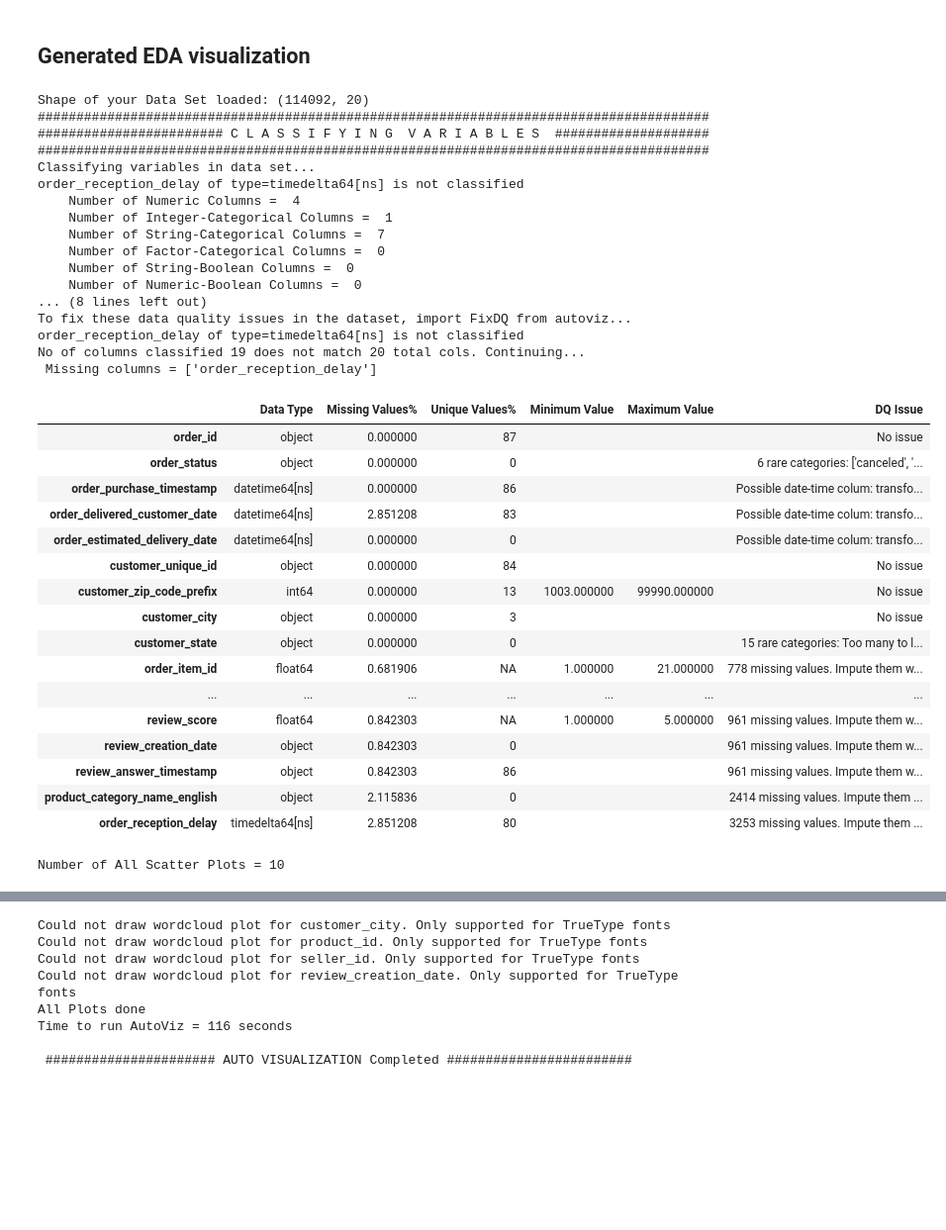
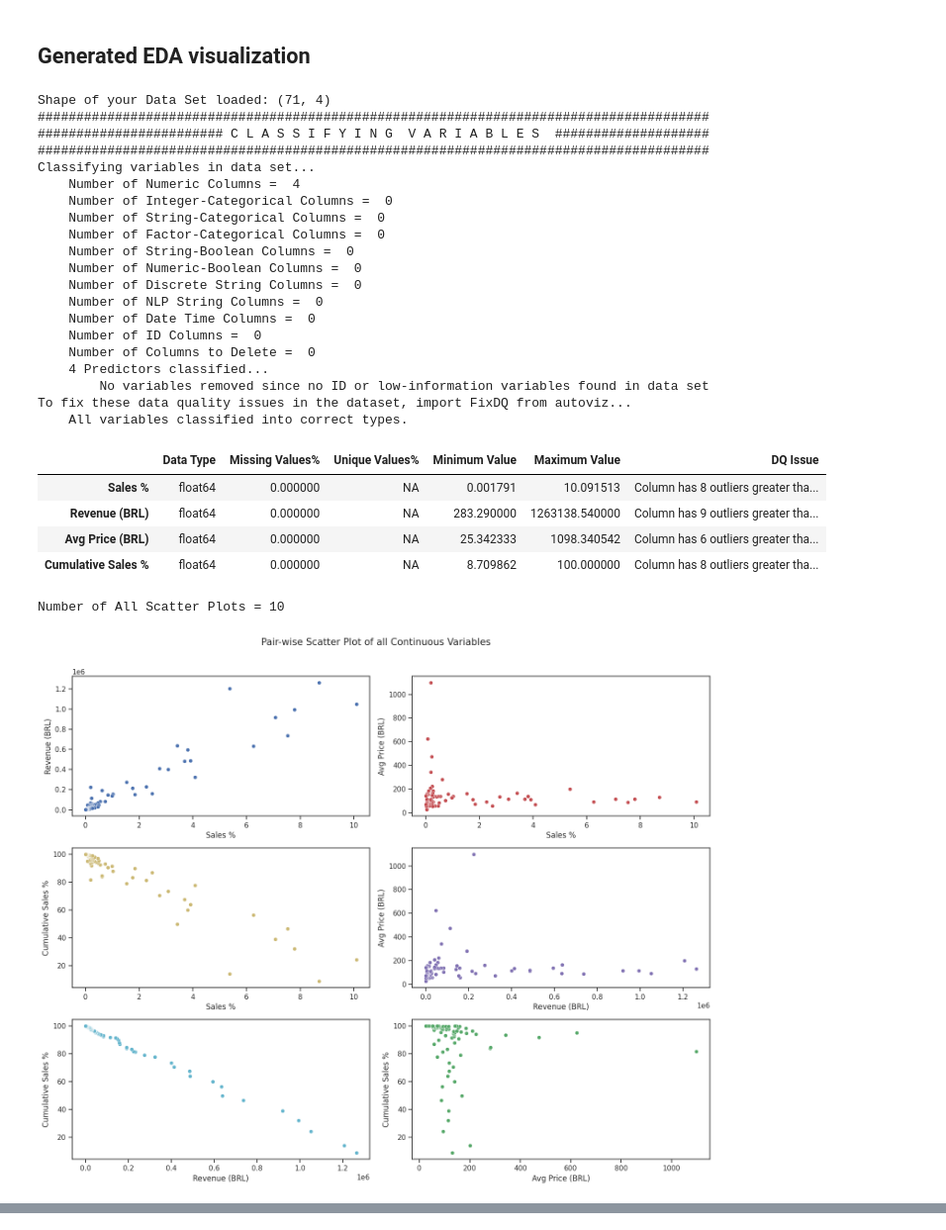
Before and after one commit to Romaric1209/Olist, a Jupyter notebook: Exploratory_Data_Analysis.ipynb, the cells around one changed output, grey strips where cells are left out. Shown at 99% size. Cells and saved outputs as stored; diff of their text form; code cells hidden in the pictures; blank space fills up the shorter version.

```diff
--- a/Exploratory_Data_Analysis.ipynb
+++ b/Exploratory_Data_Analysis.ipynb
@@ -212,23 +218,23 @@ revenue = revenue_by_category[top_categories]
 # Add average price
 avg_price = data.groupby('product_category_name_english')['price'].mean()
 
-heatmap_df = pd.DataFrame({
+cat_heatmap_df = pd.DataFrame({
     'Sales %': sales_pct,
     'Revenue (BRL)': revenue,
     'Avg Price (BRL)': avg_price[top_categories]
 })
 # %%
 # Sort the heatmap by revenue
-heatmap_df = heatmap_df.sort_values(by='Revenue (BRL)', ascending=False)
+cat_heatmap_df = cat_heatmap_df.sort_values(by='Revenue (BRL)', ascending=False)
 
 # Add cumulative Sales %
-heatmap_df['Cumulative Sales %'] = heatmap_df['Sales %'].cumsum()
+cat_heatmap_df['Cumulative Sales %'] = cat_heatmap_df['Sales %'].cumsum()
 
 #Find the index (row) where cumulative sales exceed 95%
-cutoff_index = heatmap_df['Cumulative Sales %'].searchsorted(95)
+cutoff_index = cat_heatmap_df['Cumulative Sales %'].searchsorted(95)
 
 # We normalize so that all metrics are comparable on the same color scale for the heatmap(only!!)
-normalized_df = (heatmap_df - heatmap_df.min()) / (heatmap_df.max() - heatmap_df.min())
+cat_normalized_df = (cat_heatmap_df - cat_heatmap_df.min()) / (cat_heatmap_df.max() - cat_heatmap_df.min())
 # %%
 plt.figure(figsize=(18, 20))
 sns.heatmap(
@@ -360,40 +364,32 @@ Market Focus: States with higher customer percentages might be key markets.
 # %%
 AV = AutoViz_Class()
 # %%
-report = AV.AutoViz(data)
+report = AV.AutoViz(cat_heatmap_df)
 # %% [output]
-Shape of your Data Set loaded: (114092, 20)
+Shape of your Data Set loaded: (71, 4)
 #######################################################################################
 ######################## C L A S S I F Y I N G  V A R I A B L E S  ####################
 #######################################################################################
 Classifying variables in data set...
-order_reception_delay of type=timedelta64[ns] is not classified
     Number of Numeric Columns =  4
-    Number of Integer-Categorical Columns =  1
-    Number of String-Categorical Columns =  7
+    Number of Integer-Categorical Columns =  0
+    Number of String-Categorical Columns =  0
     Number of Factor-Categorical Columns =  0
     Number of String-Boolean Columns =  0
     Number of Numeric-Boolean Columns =  0
-... (8 lines left out)
+    Number of Discrete String Columns =  0
+    Number of NLP String Columns =  0
+    Number of Date Time Columns =  0
+    Number of ID Columns =  0
+    Number of Columns to Delete =  0
+    4 Predictors classified...
+        No variables removed since no ID or low-information variables found in data set
 To fix these data quality issues in the dataset, import FixDQ from autoviz...
-order_reception_delay of type=timedelta64[ns] is not classified
-No of columns classified 19 does not match 20 total cols. Continuing...
- Missing columns = ['order_reception_delay']
+    All variables classified into correct types.
 |  | Data Type | Missing Values% | Unique Values% | Minimum Value | Maximum Value | DQ Issue |
-| order_id | object | 0.000000 | 87 |  |  | No issue |
-| order_status | object | 0.000000 | 0 |  |  | 6 rare categories: ['canceled', '... |
-| order_purchase_timestamp | datetime64[ns] | 0.000000 | 86 |  |  | Possible date-time colum: transfo... |
-| order_delivered_customer_date | datetime64[ns] | 2.851208 | 83 |  |  | Possible date-time colum: transfo... |
-| order_estimated_delivery_date | datetime64[ns] | 0.000000 | 0 |  |  | Possible date-time colum: transfo... |
-| customer_unique_id | object | 0.000000 | 84 |  |  | No issue |
-| customer_zip_code_prefix | int64 | 0.000000 | 13 | 1003.000000 | 99990.000000 | No issue |
-| customer_city | object | 0.000000 | 3 |  |  | No issue |
-| customer_state | object | 0.000000 | 0 |  |  | 15 rare categories: Too many to l... |
-| order_item_id | float64 | 0.681906 | NA | 1.000000 | 21.000000 | 778 missing values. Impute them w... |
-| ... | ... | ... | ... | ... | ... | ... |
-| review_score | float64 | 0.842303 | NA | 1.000000 | 5.000000 | 961 missing values. Impute them w... |
-| review_creation_date | object | 0.842303 | 0 |  |  | 961 missing values. Impute them w... |
-| review_answer_timestamp | object | 0.842303 | 86 |  |  | 961 missing values. Impute them w... |
-| product_category_name_english | object | 2.115836 | 0 |  |  | 2414 missing values. Impute them ... |
-| order_reception_delay | timedelta64[ns] | 2.851208 | 80 |  |  | 3253 missing values. Impute them ... |
+| Sales % | float64 | 0.000000 | NA | 0.001791 | 10.091513 | Column has 8 outliers greater tha... |
+| Revenue (BRL) | float64 | 0.000000 | NA | 283.290000 | 1263138.540000 | Column has 9 outliers greater tha... |
+| Avg Price (BRL) | float64 | 0.000000 | NA | 25.342333 | 1098.340542 | Column has 6 outliers greater tha... |
+| Cumulative Sales % | float64 | 0.000000 | NA | 8.709862 | 100.000000 | Column has 8 outliers greater tha... |
 Number of All Scatter Plots = 10
+[figure, added]
@@ -417,9 +403 @@ Number of All Scatter Plots = 10
-Could not draw wordcloud plot for customer_city. Only supported for TrueType fonts
-Could not draw wordcloud plot for product_id. Only supported for TrueType fonts
-Could not draw wordcloud plot for seller_id. Only supported for TrueType fonts
-Could not draw wordcloud plot for review_creation_date. Only supported for TrueType fonts
-All Plots done
-Time to run AutoViz = 116 seconds
-
- ###################### AUTO VISUALIZATION Completed ########################
 # %%
```
Also changed, not shown: parts of 12 cells of this notebook, 5 other files.
